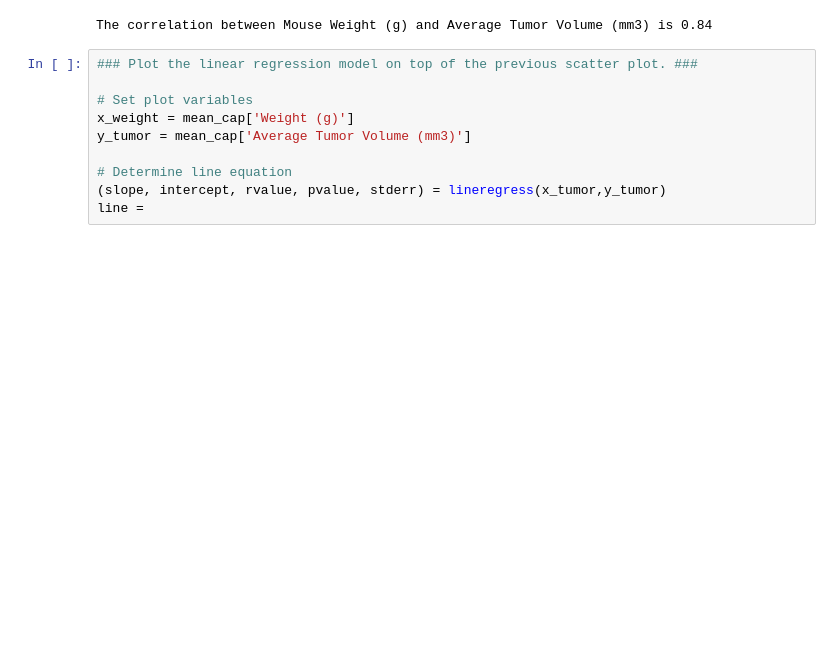
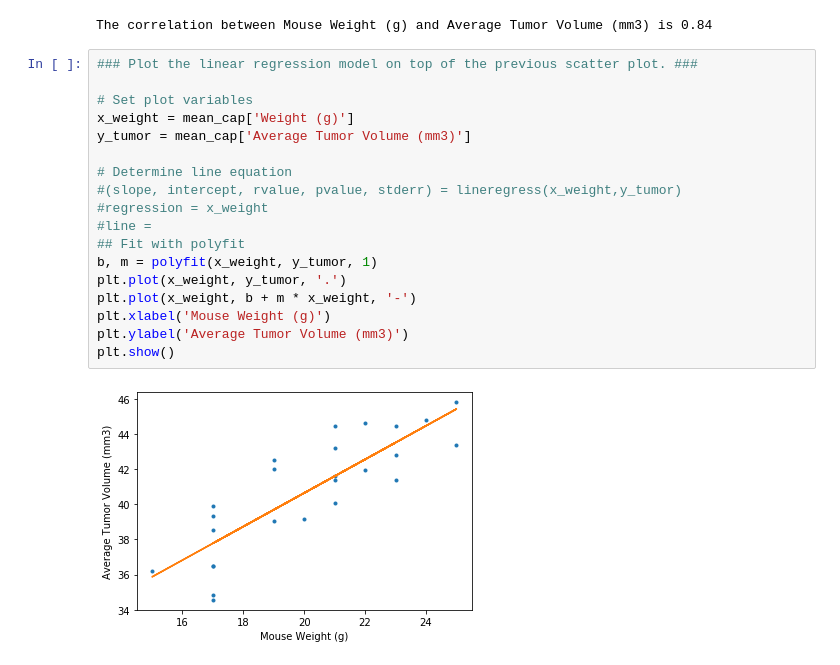
Before and after one commit to brianroberts778/Matplotlib_cancer_treatment_study, a Jupyter notebook: Pymaceuticals_Capomulin_Study.ipynb, the cells around one changed output. Cells and saved outputs as stored; diff of their text form; blank space fills up the shorter version.

```diff
--- a/Pymaceuticals_Capomulin_Study.ipynb
+++ b/Pymaceuticals_Capomulin_Study.ipynb
@@ -266,10 +266,20 @@ The correlation between Mouse Weight (g) and Average Tumor Volume (mm3) is 0.84
 # %%
 ### Plot the linear regression model on top of the previous scatter plot. ###
 
 # Set plot variables
 x_weight = mean_cap['Weight (g)']
 y_tumor = mean_cap['Average Tumor Volume (mm3)']
 
 # Determine line equation
-(slope, intercept, rvalue, pvalue, stderr) = lineregress(x_tumor,y_tumor)
-line =
+#(slope, intercept, rvalue, pvalue, stderr) = lineregress(x_weight,y_tumor)
+#regression = x_weight
+#line =
+## Fit with polyfit
+b, m = polyfit(x_weight, y_tumor, 1)
+plt.plot(x_weight, y_tumor, '.')
+plt.plot(x_weight, b + m * x_weight, '-')
+plt.xlabel('Mouse Weight (g)')
+plt.ylabel('Average Tumor Volume (mm3)')
+plt.show()
+# %% [output]
+[figure, added]
```
Also changed, not shown: parts of 4 cells of this notebook.
